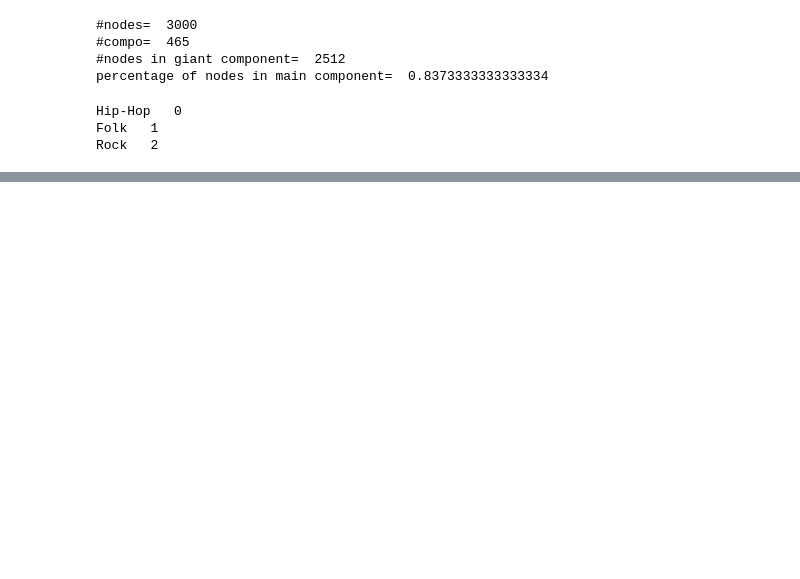
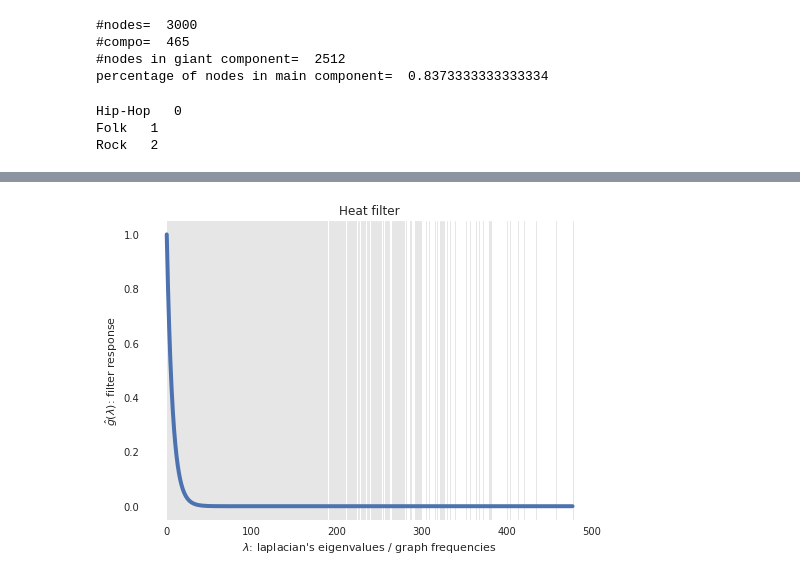
Before and after one commit to TTimTT/NTDS_Project, a Jupyter notebook: Project/Graph creator.ipynb, the cells around one changed output, grey strips where cells are left out. Cells and saved outputs as stored; diff of their text form; code cells hidden in the pictures; blank space fills up the shorter version.

```diff
--- a/Project/Graph creator.ipynb
+++ b/Project/Graph creator.ipynb
@@ -130,0 +178,7 @@ plt.show()
+# %%
+# Plot of the filter (kernel)
+g.plot()
+plt.title('Heat filter')
+plt.show()
+# %% [output]
+[figure, added]
```
Also changed, not shown: parts of 12 cells of this notebook.
